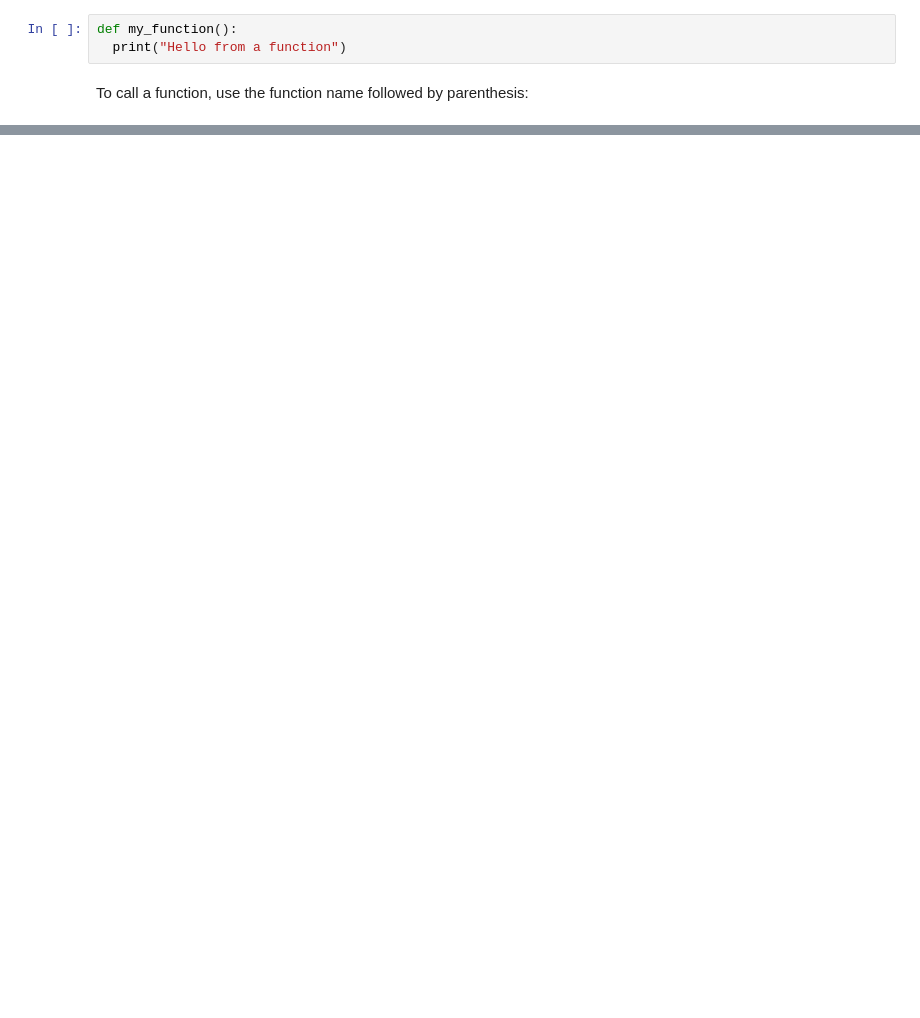
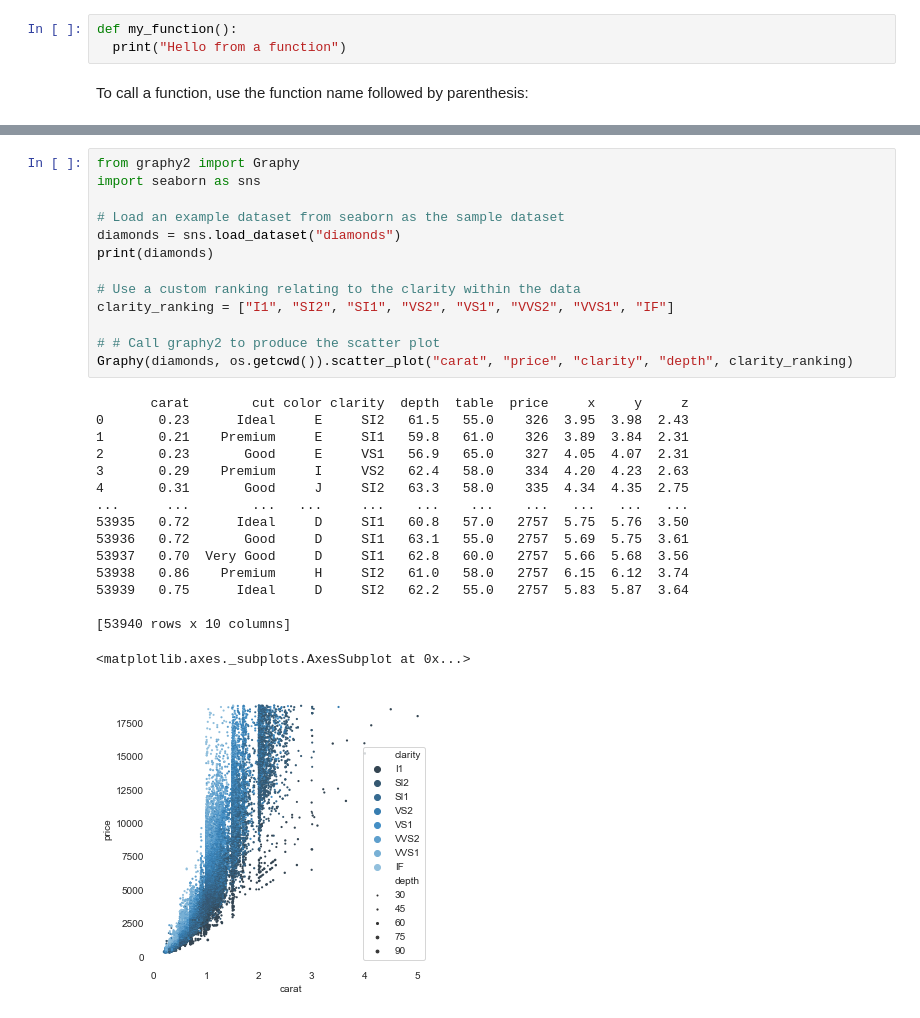
Before and after one commit to ninadicara/intro-to-python, a Jupyter notebook: intro-to-python.ipynb, the cells around one changed output, grey strips where cells are left out. Cells and saved outputs as stored; diff of their text form; blank space fills up the shorter version.

```diff
--- a/intro-to-python.ipynb
+++ b/intro-to-python.ipynb
@@ -93,0 +291,30 @@ import Graphy2
+# %%
+from graphy2 import Graphy
+import seaborn as sns
+
+# Load an example dataset from seaborn as the sample dataset
+diamonds = sns.load_dataset("diamonds")
+print(diamonds)
+
+# Use a custom ranking relating to the clarity within the data
+clarity_ranking = ["I1", "SI2", "SI1", "VS2", "VS1", "VVS2", "VVS1", "IF"]
+
+# # Call graphy2 to produce the scatter plot
+Graphy(diamonds, os.getcwd()).scatter_plot("carat", "price", "clarity", "depth", clarity_ranking)
+# %% [output]
+       carat        cut color clarity  depth  table  price     x     y     z
+0       0.23      Ideal     E     SI2   61.5   55.0    326  3.95  3.98  2.43
+1       0.21    Premium     E     SI1   59.8   61.0    326  3.89  3.84  2.31
+2       0.23       Good     E     VS1   56.9   65.0    327  4.05  4.07  2.31
+3       0.29    Premium     I     VS2   62.4   58.0    334  4.20  4.23  2.63
+4       0.31       Good     J     SI2   63.3   58.0    335  4.34  4.35  2.75
+...      ...        ...   ...     ...    ...    ...    ...   ...   ...   ...
+53935   0.72      Ideal     D     SI1   60.8   57.0   2757  5.75  5.76  3.50
+53936   0.72       Good     D     SI1   63.1   55.0   2757  5.69  5.75  3.61
+53937   0.70  Very Good     D     SI1   62.8   60.0   2757  5.66  5.68  3.56
+53938   0.86    Premium     H     SI2   61.0   58.0   2757  6.15  6.12  3.74
+53939   0.75      Ideal     D     SI2   62.2   55.0   2757  5.83  5.87  3.64
+
+[53940 rows x 10 columns]
+<matplotlib.axes._subplots.AxesSubplot at 0x...>
+[figure, added]
```
Also changed, not shown: parts of 39 cells of this notebook, 2 other files.
